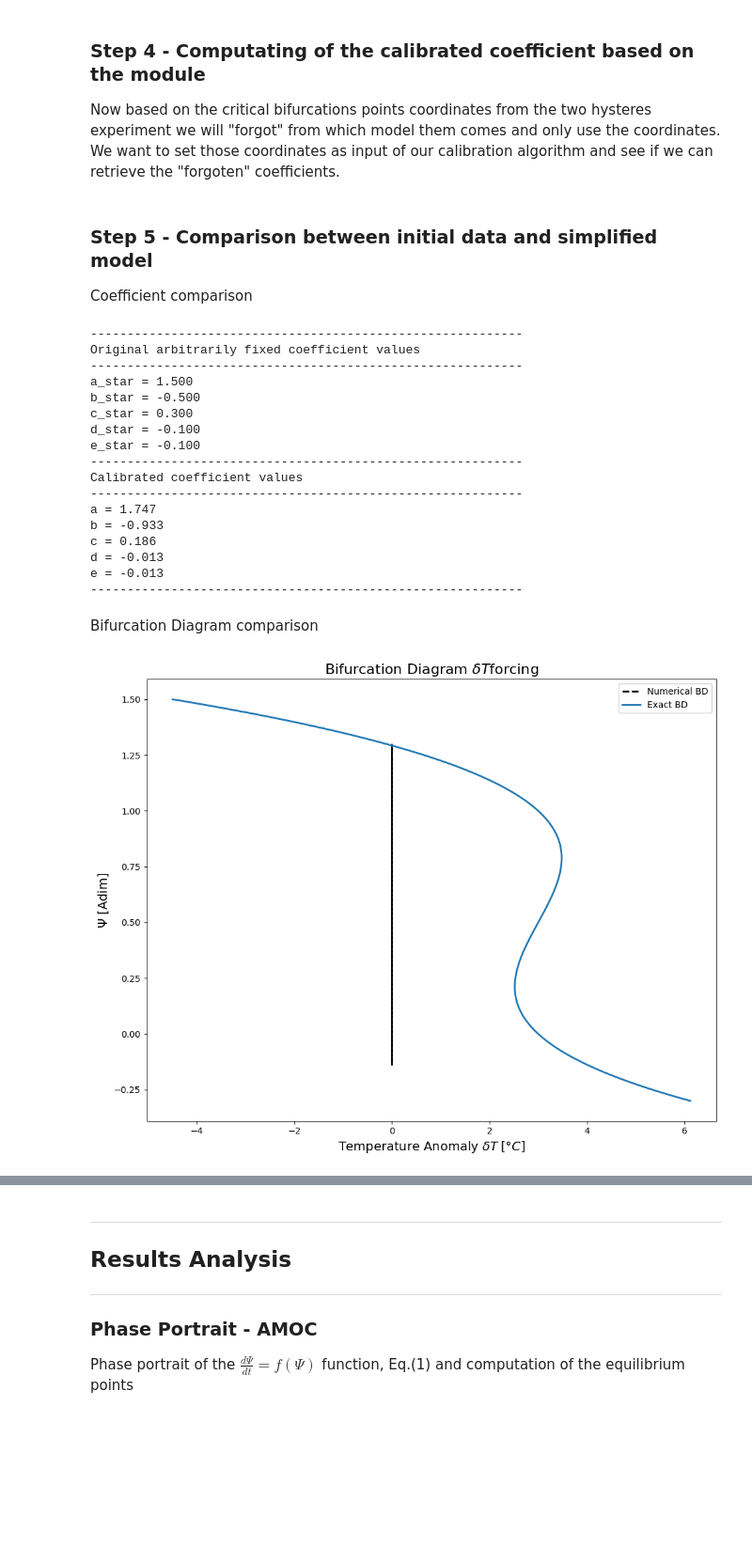
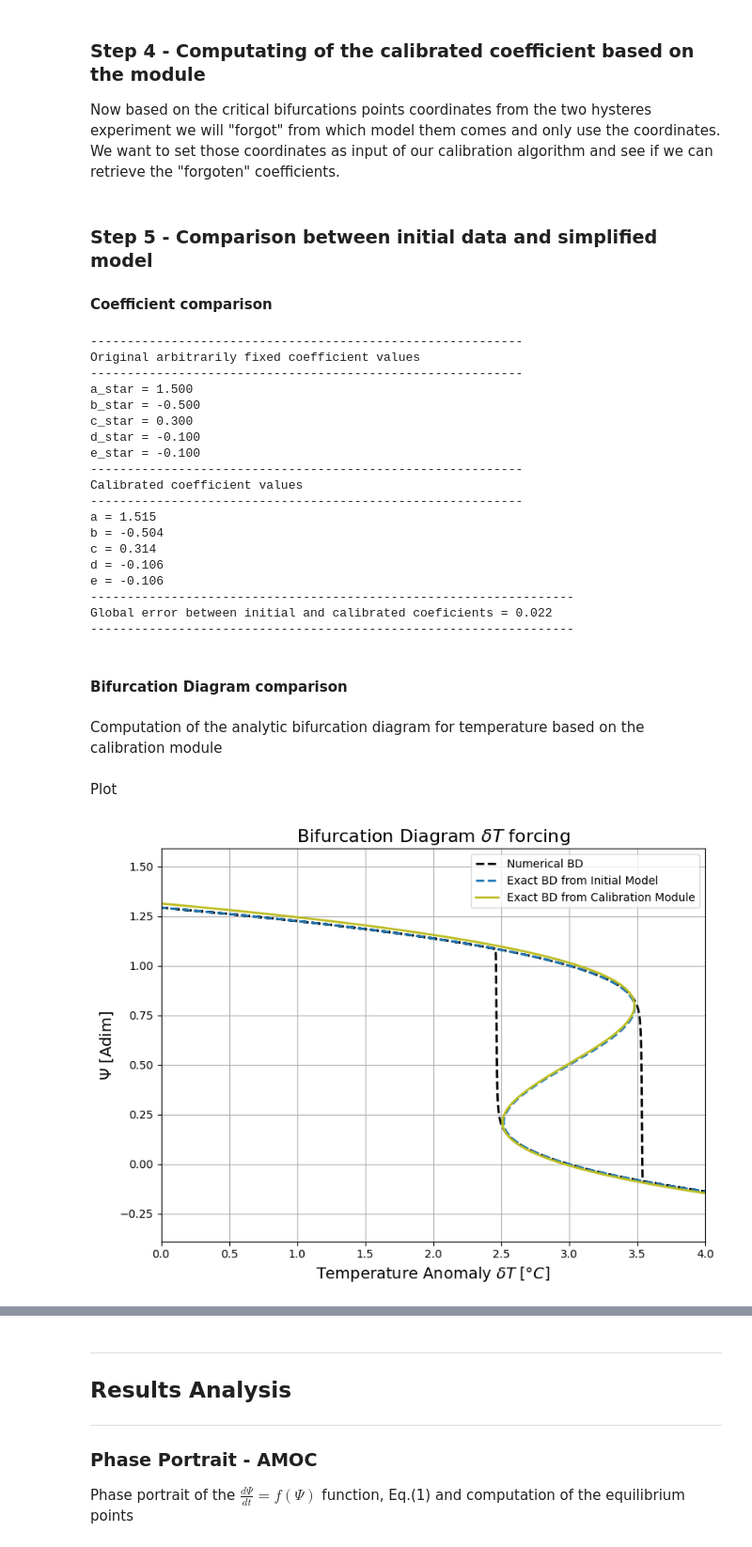
Before and after one commit to AmauryLaridon/LPHYS2299-Master-s-Thesis, a Jupyter notebook: AMOC-GIS Tipping Module/Tipping Module Calibration - Param A/Tipping Module Calibration ParamA.ipynb, the cells around one changed output, grey strips where cells are left out. Shown at 94% size. Drawn from its saved outputs; the diff is of its cells as text; code cells hidden in the pictures; blank space fills up the shorter version.

Commit message:
calibration test for paramA ok

```diff
--- a/AMOC-GIS Tipping Module/Tipping Module Calibration - Param A/Tipping Module Calibration ParamA.ipynb
+++ b/AMOC-GIS Tipping Module/Tipping Module Calibration - Param A/Tipping Module Calibration ParamA.ipynb
@@ -1039,7 +1032,7 @@ A more rigourous method is to use a numerical computation.
 Simulation parameters
 # %%
 t0 = 0  # year for the start of the simulation
-tend = 40000  # year for the end of the simulation
+tend = 400000  # year for the end of the simulation
 dt = 1  # iteration time step in years
 y0 = [1.3]  # initial value
 # %% [markdown]
@@ -1059,8 +1052,8 @@ sol_ExpB = solve_ivp(f, [t0, tend], y0, method="RK45", rtol=10**-6, t_eval=teval
 # %% [markdown]
 Analytical expression of the bifurcation diagram. We are "not supposed" to know that but it will be used to see if our simulations parameters are roughly good in order to retrive the exact bifurcation diagram. It will be also useful four the comparison with the bifurcation diagram of our simplified model.
 # %%
-y = np.linspace(-0.3,1.5,1000)
-F = (y**3-a1_star*y**2-b1_star*y-c1_star-d1_star*T_cst)/e12_star
+y_range = np.linspace(-0.3,1.5,1000)
+F = (y_range**3-a1_star*y_range**2-b1_star*y_range-c1_star-d1_star*T_cst)/e12_star
 # %% [markdown]
 Plot
 # %%
@@ -1114,7 +1108,7 @@ A more rigourous method is to use a numerical computation.
 
 Now based on the critical bifurcations points coordinates from the two hysteres experiment we will "forgot" from which model them comes and only use the coordinates. We want to set those coordinates as input of our calibration algorithm and see if we can retrieve the "forgoten" coefficients.
 # %%
-valid_test_AMOC_crit_params = [0.75,0.3,3.75,2.25,3.75,2.25,50,50]
+valid_test_AMOC_crit_params = [0.8,0.21,3.48,2.51,3.48,2.51,50,50]
 valid_test_calib_coef = calib_module_AMOC_ParamA(valid_test_AMOC_crit_params[0], valid_test_AMOC_crit_params[1], valid_test_AMOC_crit_params[2], valid_test_AMOC_crit_params[3], valid_test_AMOC_crit_params[4], valid_test_AMOC_crit_params[5], F_cst, T_cst)
 
 a_AMOC = valid_test_calib_coef[0]
@@ -1125,8 +1119,11 @@ e_AMOC = valid_test_calib_coef[3]
 # %% [markdown]
 ### Step 5 - Comparison between initial data and simplified model
 
-Coefficient comparison
+#### Coefficient comparison
 # %%
+## Global error computation ##
+err = np.sqrt((a1_star-a_AMOC)**2 + (b1_star-b_AMOC)**2 + (c1_star-c_AMOC)**2 + (d1_star-d_AMOC)**2 + (e12_star-e_AMOC)**2)
+
 ## Output ##
 print("-----------------------------------------------------------")
 print("Original arbitrarily fixed coefficient values")
@@ -1144,7 +1141,9 @@ print("b = {:.3f}".format(b_AMOC))
 print("c = {:.3f}".format(c_AMOC))
 print("d = {:.3f}".format(d_AMOC))
 print("e = {:.3f}".format(e_AMOC))
-print("-----------------------------------------------------------")
+print("------------------------------------------------------------------")
+print("Global error between initial and calibrated coeficients = {:.3f}".format(err))
+print("------------------------------------------------------------------")
 # %% [output]
 -----------------------------------------------------------
 Original arbitrarily fixed coefficient values
@@ -1157,26 +1156,38 @@ e_star = -0.100
 -----------------------------------------------------------
 Calibrated coefficient values
 -----------------------------------------------------------
-a = 1.747
-b = -0.933
-c = 0.186
-d = -0.013
-e = -0.013
------------------------------------------------------------
+a = 1.515
+b = -0.504
+c = 0.314
+d = -0.106
+e = -0.106
+------------------------------------------------------------------
+Global error between initial and calibrated coeficients = 0.022
+------------------------------------------------------------------
 # %% [markdown]
-Bifurcation Diagram comparison
+#### Bifurcation Diagram comparison
+# %% [markdown]
+Computation of the analytic bifurcation diagram for temperature based on the calibration module
+# %%
+T_calib_module = (y_range**3-a_AMOC*y_range**2-b_AMOC*y_range-c_AMOC-e_AMOC*F_cst)/d_AMOC
+# %% [markdown]
+Plot
 # %%
-fig, ax = plt.subplots(1,1,figsize=(10,8))
+fig, ax = plt.subplots(1,1,figsize=(8,6))
+
+forcing_temperature = interpolate.interp1d([t0,(t0+tend)/2,tend],[0,T_forcing_max,0],bounds_error= False, fill_value=0)
 
 ax.plot(forcing_temperature(sol_ExpA.t), sol_ExpA.y[0], "k--", lw=2, label="Numerical BD")
-ax.plot(T,y,color="tab:blue", lw=2, label="Exact BD")
-ax.set_title("Bifurcation Diagram " + r"$\delta T $forcing", size=16)
+ax.plot(T,y_range,'--',color="tab:blue", lw=2, label="Exact BD from Initial Model")
+ax.plot(T_calib_module,y_range,color="tab:olive", lw=2, label="Exact BD from Calibration Module")
+ax.set_title("Bifurcation Diagram " + r"$\delta T $ forcing", size=16)
 ax.set_xlabel("Temperature Anomaly " + r"$\delta T \; [°C]$", fontsize=14)
 ax.set_ylabel(r"$\Psi$ [Adim]", fontsize=14)
-#ax.set_xlim((1.5, 4))
+ax.set_xlim((0, 4))
+ax.grid()
 
 plt.legend()
 fig.tight_layout()
 plt.show()
 # %% [output]
-[figure, old version]
+[figure, new version]
```
Also changed, not shown: parts of 21 cells of this notebook, 3 other files.
